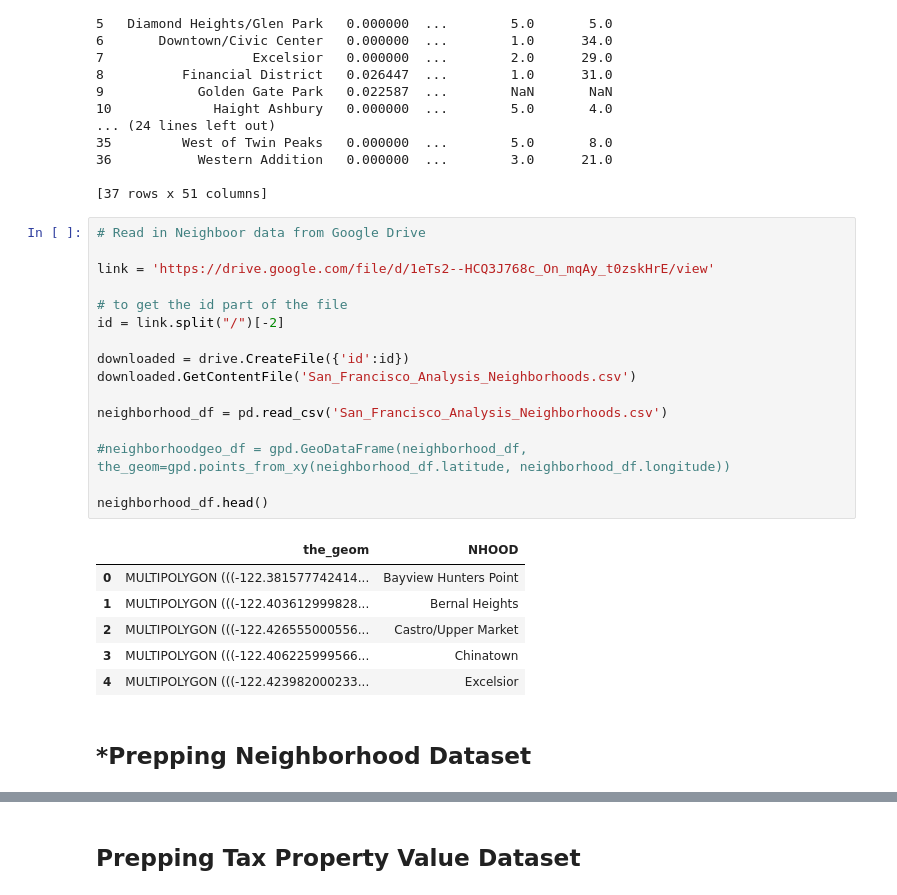
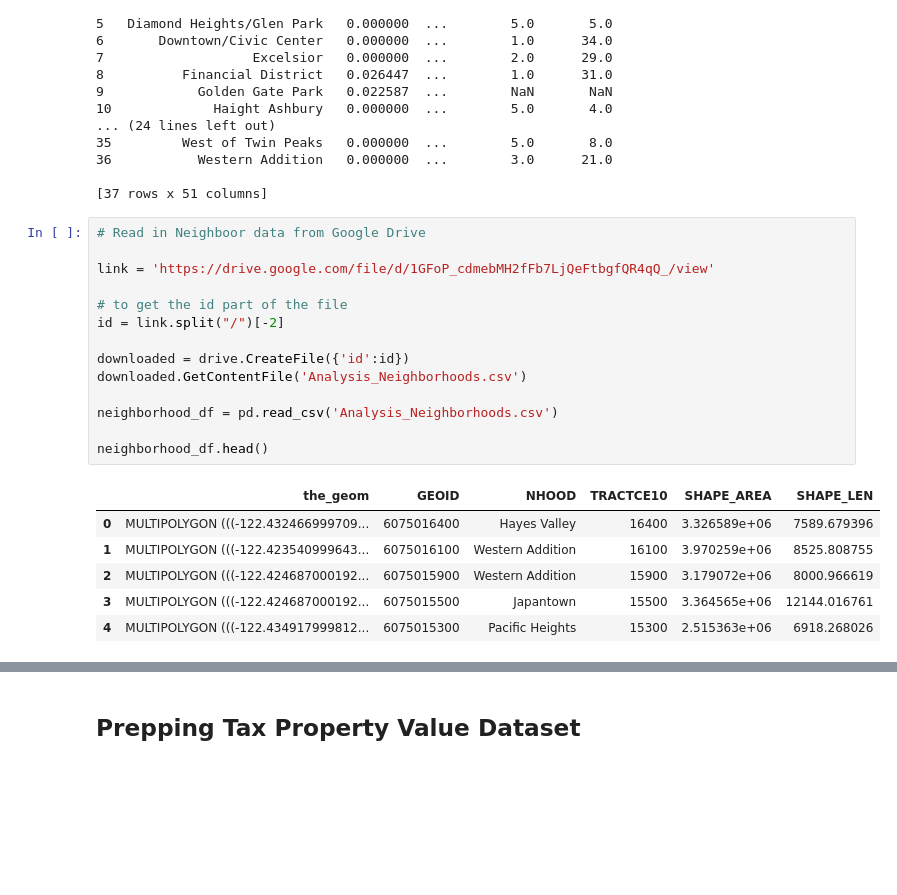
Before and after one commit to badkins2908/Final-Project, a Jupyter notebook: GWU_Data_Analytics_Final_Project.ipynb, the cells around one changed output, grey strips where cells are left out. Cells and saved outputs as stored; diff of their text form; blank space fills up the shorter version.

```diff
--- a/GWU_Data_Analytics_Final_Project.ipynb
+++ b/GWU_Data_Analytics_Final_Project.ipynb
@@ -274,25 +245,21 @@ print(community_df)
 # %%
 # Read in Neighboor data from Google Drive
 
-link = 'https://drive.google.com/file/d/1eTs2--HCQ3J768c_On_mqAy_t0zskHrE/view'
+link = 'https://drive.google.com/file/d/1GFoP_cdmebMH2fFb7LjQeFtbgfQR4qQ_/view'
 
 # to get the id part of the file
 id = link.split("/")[-2]
 
 downloaded = drive.CreateFile({'id':id})
-downloaded.GetContentFile('San_Francisco_Analysis_Neighborhoods.csv')
+downloaded.GetContentFile('Analysis_Neighborhoods.csv')
 
-neighborhood_df = pd.read_csv('San_Francisco_Analysis_Neighborhoods.csv')
-
-#neighborhoodgeo_df = gpd.GeoDataFrame(neighborhood_df, the_geom=gpd.points_from_xy(neighborhood_df.latitude, neighborhood_df.longitude))
+neighborhood_df = pd.read_csv('Analysis_Neighborhoods.csv')
 
 neighborhood_df.head()
 # %% [output]
-|  | the_geom | NHOOD |
-| 0 | MULTIPOLYGON (((-122.381577742414... | Bayview Hunters Point |
-| 1 | MULTIPOLYGON (((-122.403612999828... | Bernal Heights |
-| 2 | MULTIPOLYGON (((-122.426555000556... | Castro/Upper Market |
-| 3 | MULTIPOLYGON (((-122.406225999566... | Chinatown |
-| 4 | MULTIPOLYGON (((-122.423982000233... | Excelsior |
+|  | the_geom | GEOID | NHOOD | TRACTCE10 | SHAPE_AREA | SHAPE_LEN |
+| 0 | MULTIPOLYGON (((-122.432466999709... | 6075016400 | Hayes Valley | 16400 | 3.326589e+06 | 7589.679396 |
+| 1 | MULTIPOLYGON (((-122.423540999643... | 6075016100 | Western Addition | 16100 | 3.970259e+06 | 8525.808755 |
+| 2 | MULTIPOLYGON (((-122.424687000192... | 6075015900 | Western Addition | 15900 | 3.179072e+06 | 8000.966619 |
+| 3 | MULTIPOLYGON (((-122.424687000192... | 6075015500 | Japantown | 15500 | 3.364565e+06 | 12144.016761 |
+| 4 | MULTIPOLYGON (((-122.434917999812... | 6075015300 | Pacific Heights | 15300 | 2.515363e+06 | 6918.268026 |
-# %% [markdown]
-## *Prepping Neighborhood Dataset
```
Also changed, not shown: parts of 147 cells of this notebook.
